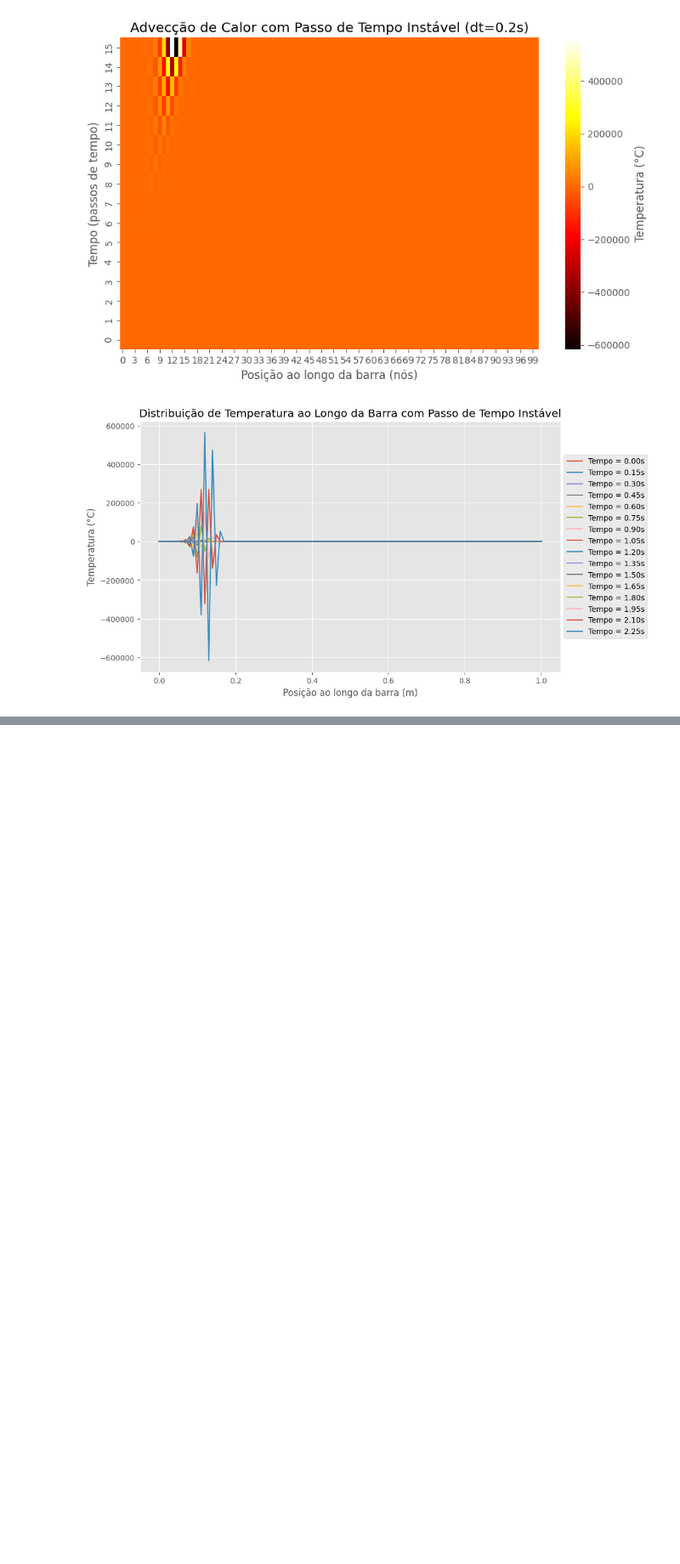
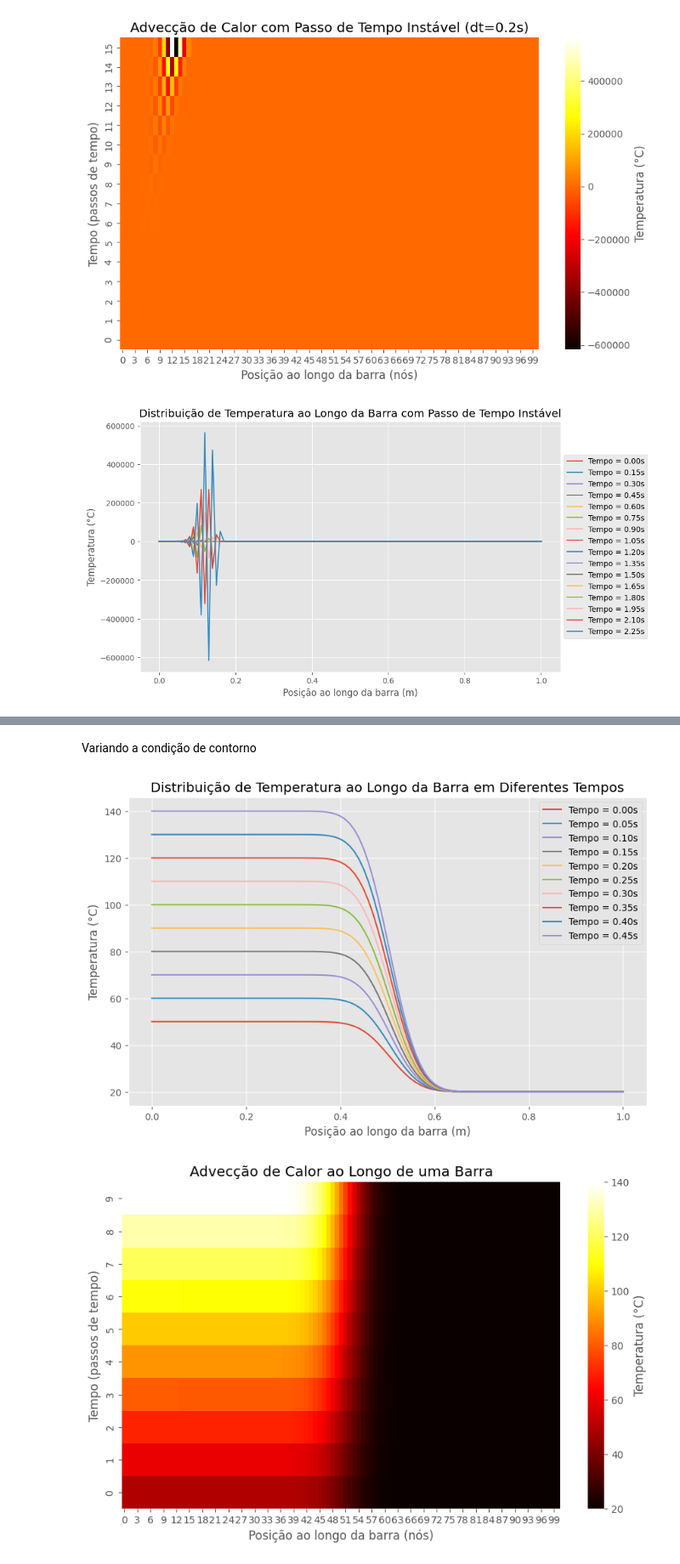
Before and after one commit to italorosq/M-todos-Num-ricos-para-EDO-S-E-EDP-S, a Jupyter notebook: trabalho3.ipynb, the cells around one changed output, grey strips where cells are left out. Shown at 85% size. Saved outputs shown, nothing was run; the diff lists cells and outputs as text; code cells hidden in the pictures; blank space fills up the shorter version.

```diff
--- a/trabalho3.ipynb
+++ b/trabalho3.ipynb
@@ -138,0 +191,34 @@ plt.show()
+# %% [markdown]
+Variando a condição de contorno
+# %%
+T_contorno_variado= np.arange(50,150,10)
+t_total= 5.0
+
+def adveccao_variando_Tc(L, u, n, dt, t_total, T_i, T_contorno_variado):
+    resultados_Tc = []
+    for Tc in T_contorno_variado:
+        x, historico = adveccao(L, u, n, dt, t_total, T_i, Tc)
+        resultados_Tc.append(np.array(historico)[-1])
+    return np.array(resultados_Tc) , x
+y , x = adveccao_variando_Tc(L, u, n, dt, t_total, T_init, T_contorno_variado)
+
+plt.figure(figsize=(10,6))
+for i in range(0, len(y), max(1, len(y)//10)):
+    plt.plot(np.linspace(0, L, n), y[i], label=f'Tempo = {dt*i:.2f}s')
+plt.xlabel('Posição ao longo da barra (m)')
+plt.ylabel('Temperatura (°C)')
+plt.title('Distribuição de Temperatura ao Longo da Barra em Diferentes Tempos')
+plt.legend()
+plt.grid(True)
+plt.show()
+
+plt.figure(figsize=(10,6))
+sns.heatmap(y, cmap='hot', cbar_kws={'label': 'Temperatura (°C)'})
+plt.xlabel('Posição ao longo da barra (nós)')
+plt.ylabel('Tempo (passos de tempo)')
+plt.title('Advecção de Calor ao Longo de uma Barra')
+plt.gca().invert_yaxis()
+plt.show()
+# %% [output]
+[figure, added]
+[figure, added]
```
Also changed, not shown: parts of 6 cells of this notebook, 1 other file.
